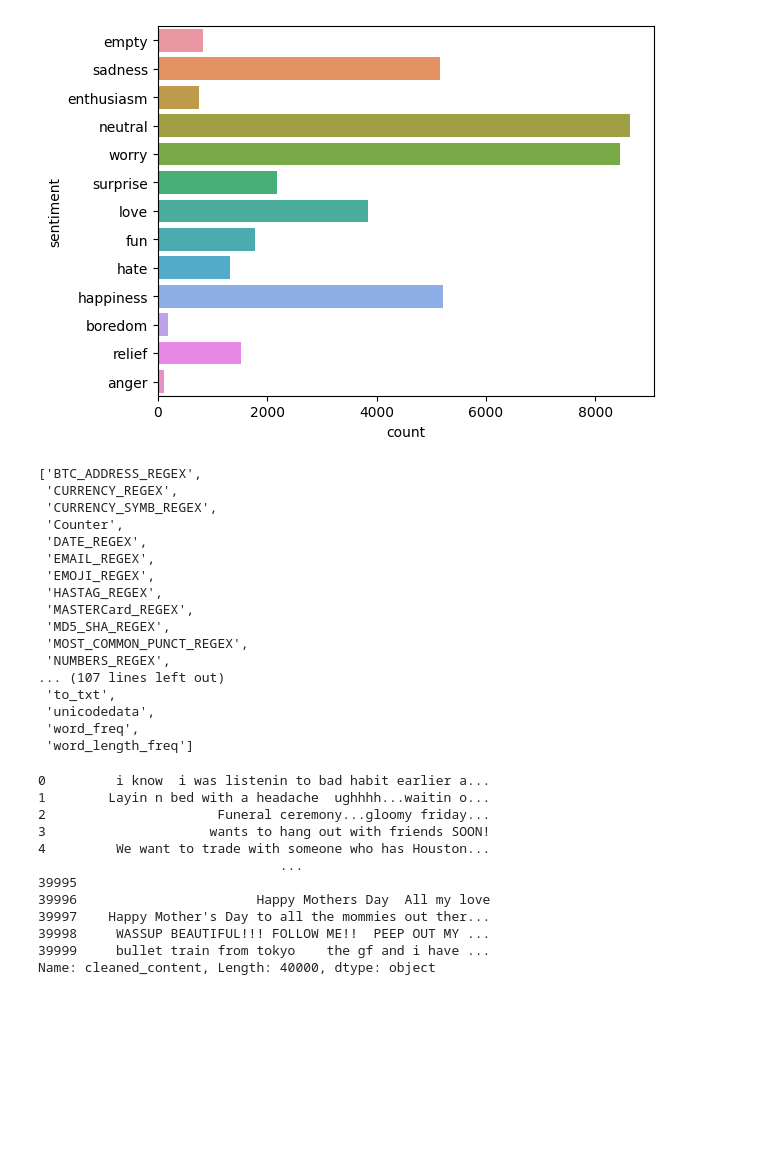
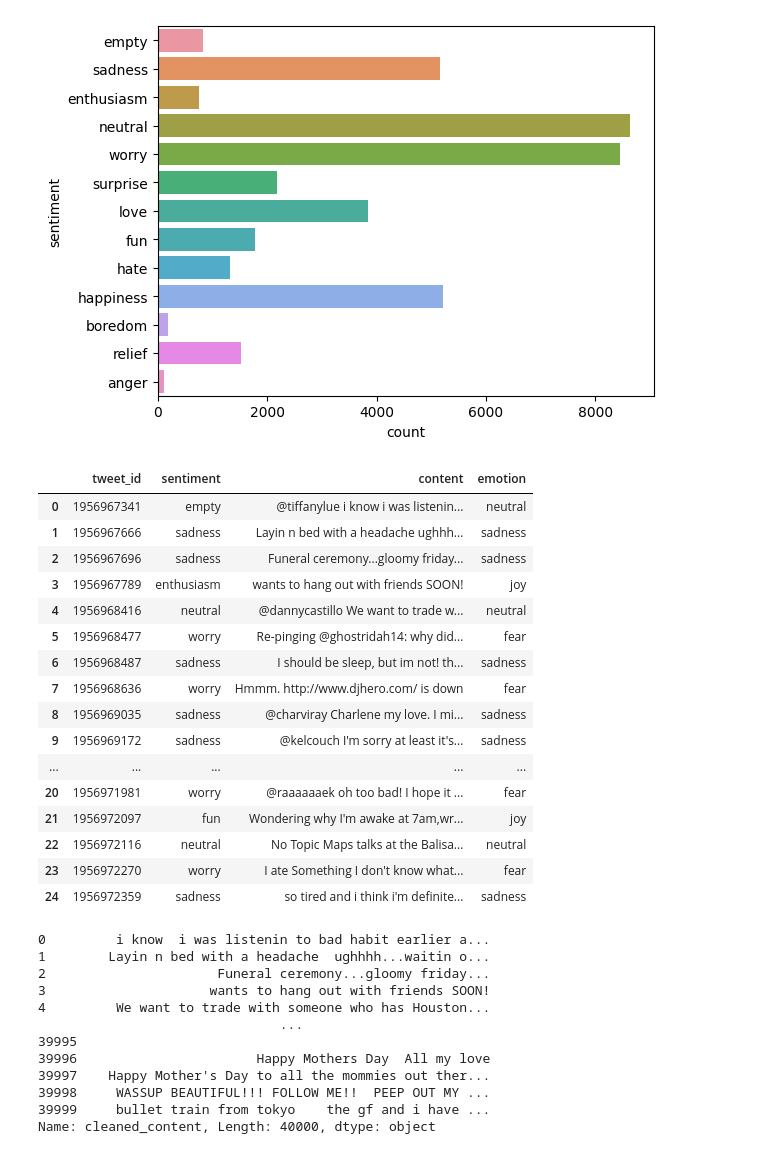
Before and after one commit to ihsan292292/ML-AI-ICT-course, a Jupyter notebook: Exit Test/EmotionDetections.ipynb, the cells around one changed output. Cells and saved outputs as stored; diff of their text form; code cells hidden in the pictures; blank space fills up the shorter version.

```diff
--- a/Exit Test/EmotionDetections.ipynb
+++ b/Exit Test/EmotionDetections.ipynb
@@ -105,6 +118,43 @@ sns.countplot(y='sentiment',data=data)
 # %% [output]
 <AxesSubplot: xlabel='count', ylabel='sentiment'>
 [figure]
+# %%
+# Map sentiments to emotional categories
+emotion_mapping = {
+    'empty': 'neutral',
+    'sadness': 'sadness',
+    'enthusiasm': 'joy',
+    'neutral': 'neutral',
+    'worry': 'fear',
+    'surprise': 'surprise',
+    'love': 'joy',
+    'fun': 'joy',
+    'hate': 'anger',
+    'happiness': 'joy',
+    'boredom': 'neutral',
+    'relief': 'joy',
+    'anger': 'anger'
+}
+data['emotion'] = data['sentiment'].map(emotion_mapping)
+data.head(25)
+# %% [output]
+|  | tweet_id | sentiment | content | emotion |
+| 0 | 1956967341 | empty | @tiffanylue i know i was listenin... | neutral |
+| 1 | 1956967666 | sadness | Layin n bed with a headache ughhh... | sadness |
+| 2 | 1956967696 | sadness | Funeral ceremony...gloomy friday... | sadness |
+| 3 | 1956967789 | enthusiasm | wants to hang out with friends SOON! | joy |
+| 4 | 1956968416 | neutral | @dannycastillo We want to trade w... | neutral |
+| 5 | 1956968477 | worry | Re-pinging @ghostridah14: why did... | fear |
+| 6 | 1956968487 | sadness | I should be sleep, but im not! th... | sadness |
+| 7 | 1956968636 | worry | Hmmm. http://www.djhero.com/ is down | fear |
+| 8 | 1956969035 | sadness | @charviray Charlene my love. I mi... | sadness |
+| 9 | 1956969172 | sadness | @kelcouch I'm sorry at least it's... | sadness |
+| ... | ... | ... | ... | ... |
+| 20 | 1956971981 | worry | @raaaaaaek oh too bad! I hope it ... | fear |
+| 21 | 1956972097 | fun | Wondering why I'm awake at 7am,wr... | joy |
+| 22 | 1956972116 | neutral | No Topic Maps talks at the Balisa... | neutral |
+| 23 | 1956972270 | worry | I ate Something I don't know what... | fear |
+| 24 | 1956972359 | sadness | so tired and i think i'm definite... | sadness |
 # %%
 # removes pattern in the input text
 # This function works to remove certain patterns in the text for preprocessing
@@ -120,24 +176,6 @@ data['cleaned_content'] = np.vectorize(remove_pattern)(data['content'], "@[\w]*"
 # %%
-# Data Cleaning
-dir(nfx)
+# # Data Cleaning
+# dir(nfx)
-# %% [output]
-['BTC_ADDRESS_REGEX',
- 'CURRENCY_REGEX',
- 'CURRENCY_SYMB_REGEX',
- 'Counter',
- 'DATE_REGEX',
- 'EMAIL_REGEX',
- 'EMOJI_REGEX',
- 'HASTAG_REGEX',
- 'MASTERCard_REGEX',
- 'MD5_SHA_REGEX',
- 'MOST_COMMON_PUNCT_REGEX',
- 'NUMBERS_REGEX',
-... (107 lines left out)
- 'to_txt',
- 'unicodedata',
- 'word_freq',
- 'word_length_freq']
 # %%
 # User handles
 data['cleaned_content'].apply(nfx.remove_userhandles)
```
Also changed, not shown: parts of 47 cells of this notebook.
